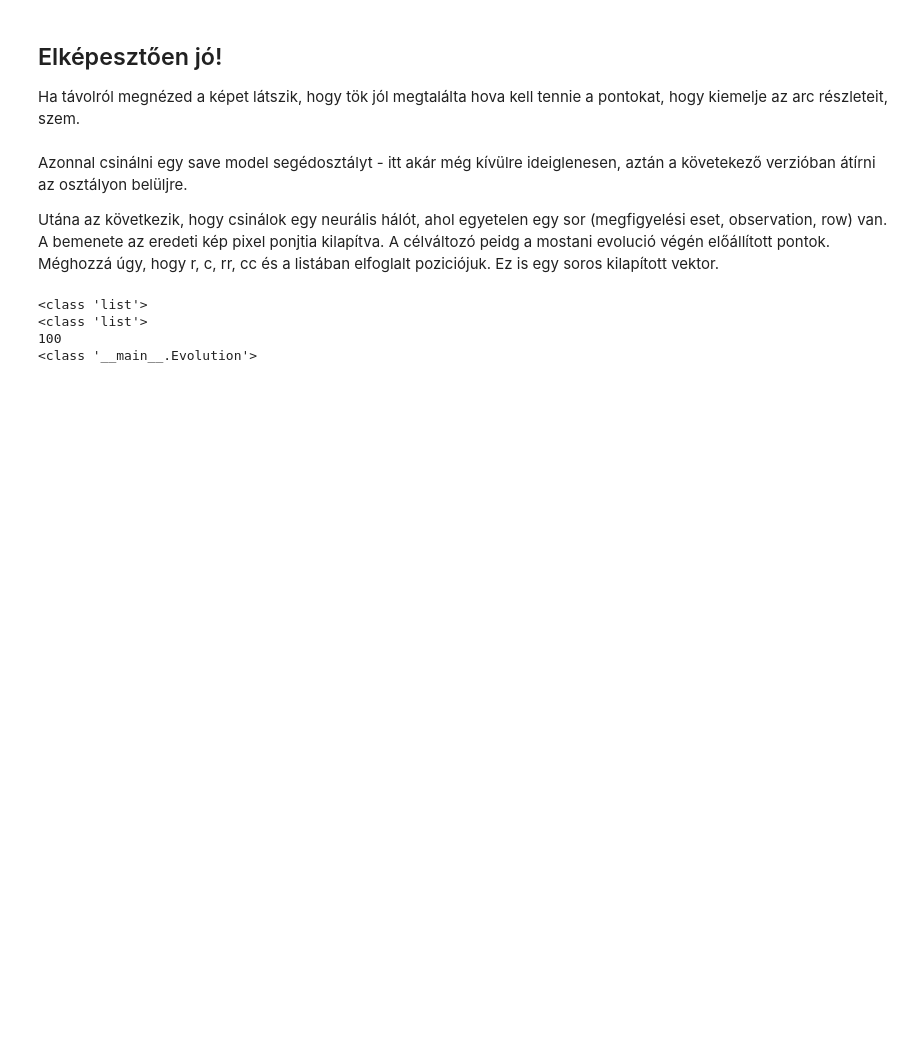
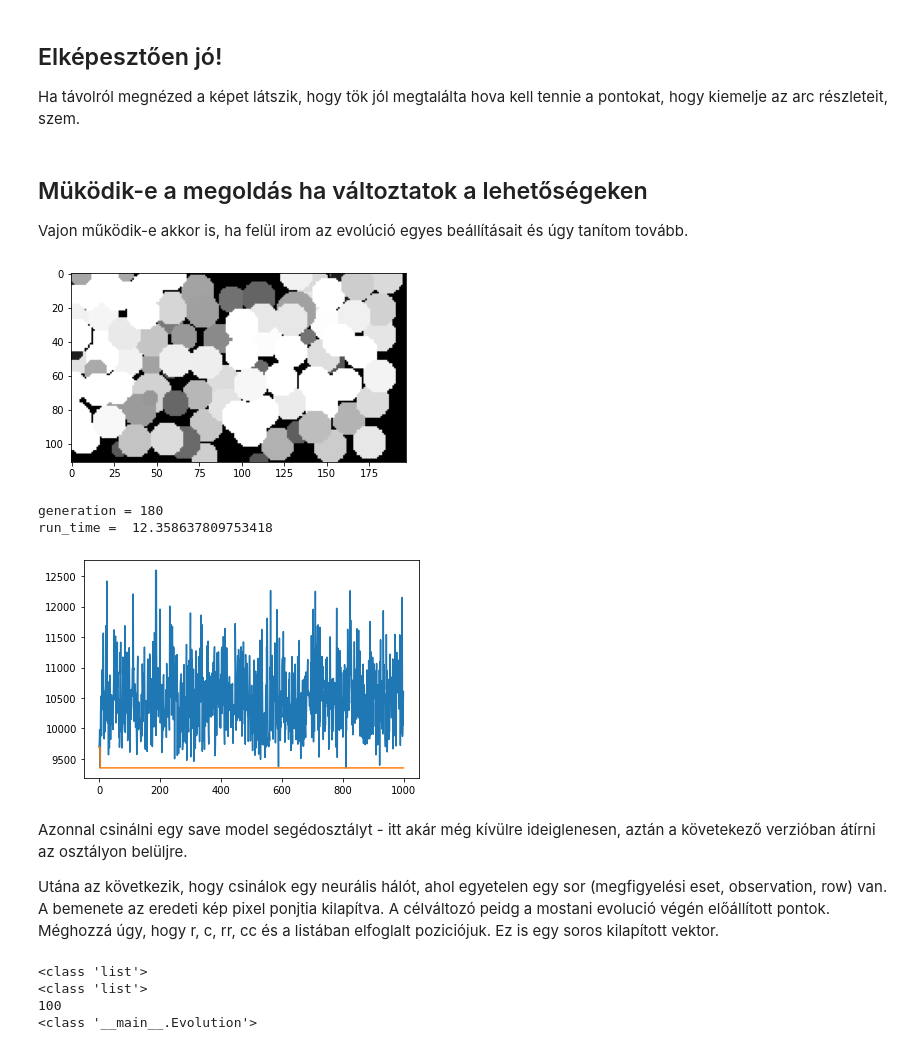
Before and after one commit to JoDeMiro/LuaLisa, a Jupyter notebook: Lua_Lisa_07_Generation.ipynb, the cells around one changed output. Drawn from its saved outputs; the diff is of its cells as text; code cells hidden in the pictures; blank space fills up the shorter version.

```diff
--- a/Lua_Lisa_07_Generation.ipynb
+++ b/Lua_Lisa_07_Generation.ipynb
@@ -508,6 +513,48 @@ run_time =  1.4313080310821533
 ## Elképesztően jó!
 
 Ha távolról megnézed a képet látszik, hogy tök jól megtalálta hova kell tennie a pontokat, hogy kiemelje az arc részleteit, szem.
+# %% [markdown]
+## Müködik-e a megoldás ha változtatok a lehetőségeken
+
+Vajon működik-e akkor is, ha felül irom az evolúció egyes beállításait és úgy tanítom tovább.
+# %%
+
+# ------- Circle parameters -------------                                       # <-- ezek voltak korábban, így lett inicializálva init_solution
+number_of_cirles = 100
+min_circle_radius = 5
+max_circle_radius = 10
+
+# ------- Modify Circle ----------------                                        # <-- módosítom ezeket az értékeket (!) a number_of_circle-t nem
+evolution.min_circle_radius = 5
+evolution.max_circle_radius = 12
+
+# ------- Modify paramters --------------
+
+rf_r = 12      # 10 -> 12                # <-- ennyivel tudja módosítani +/- az _r értékét a mutációval  ---> row pozíció (vagy y cord) módosítója
+rf_c = 10      # 5  -> 10                # <-- ennyivel tudja módosítani +/- az _c értékét a mutációval  ---> col pozíció (vagy x cord) módosítója
+rf_rr = 10     # 3  -> 10                # <-- ennyivel tudja módosítani +/- az _rr és a _cr érétkét a mutációval    ---> radius módosítója
+rf_v = 0.25                              # <-- ennyivel tudja módosítani +6- a  _value értékét
+
+evolution._rf_r = rf_r
+evolution._rf_c = rf_c
+evolution._rf_rr = rf_rr
+
+# ------- Load archived model ---------
+
+evolution.load_archived_model()
+
+evolution.best_error = 99999999           # <-- az első alkalommal felül fogja csapni
+
+# ------- Run evolution ----------------
+
+evolution.run_evolution(immediately_update = False, generation = 200, population = 5, selection_rate = 0.1, show_time = 20)
+
+evolution.show_history()
+# %% [output]
+[figure, added]
+generation = 180
+run_time =  12.358637809753418
+[figure, added]
 # %% [markdown]
 Azonnal csinálni egy save model segédosztályt - itt akár még kívülre ideiglenesen, aztán a követekező verzióban átírni az osztályon belüljre.
 
```
Also changed, not shown: parts of 4 cells of this notebook.
